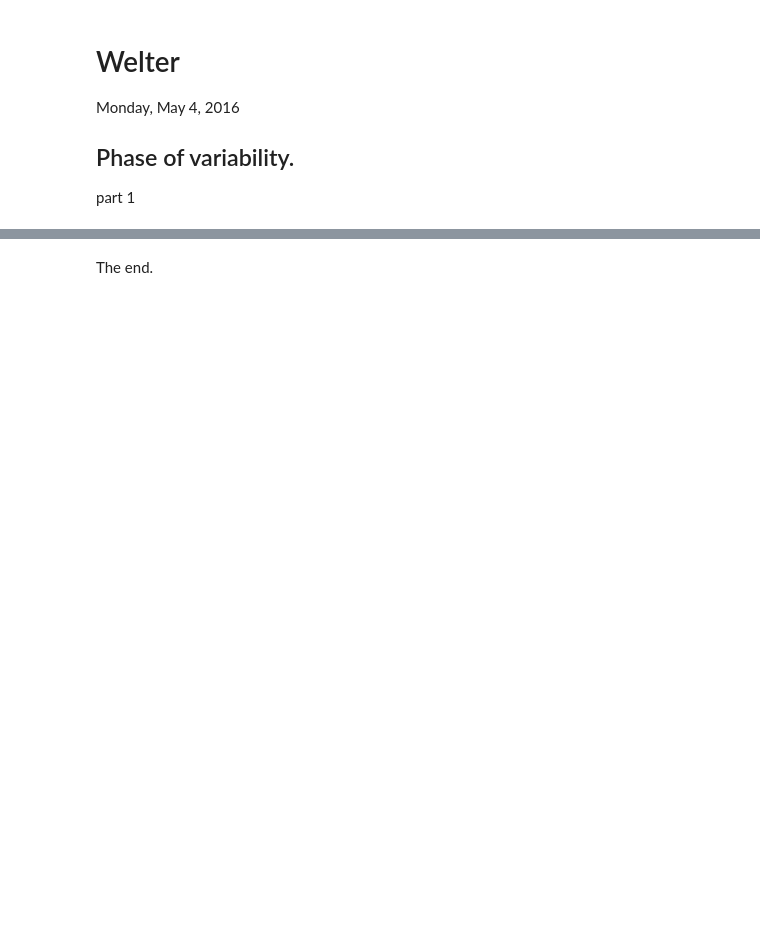
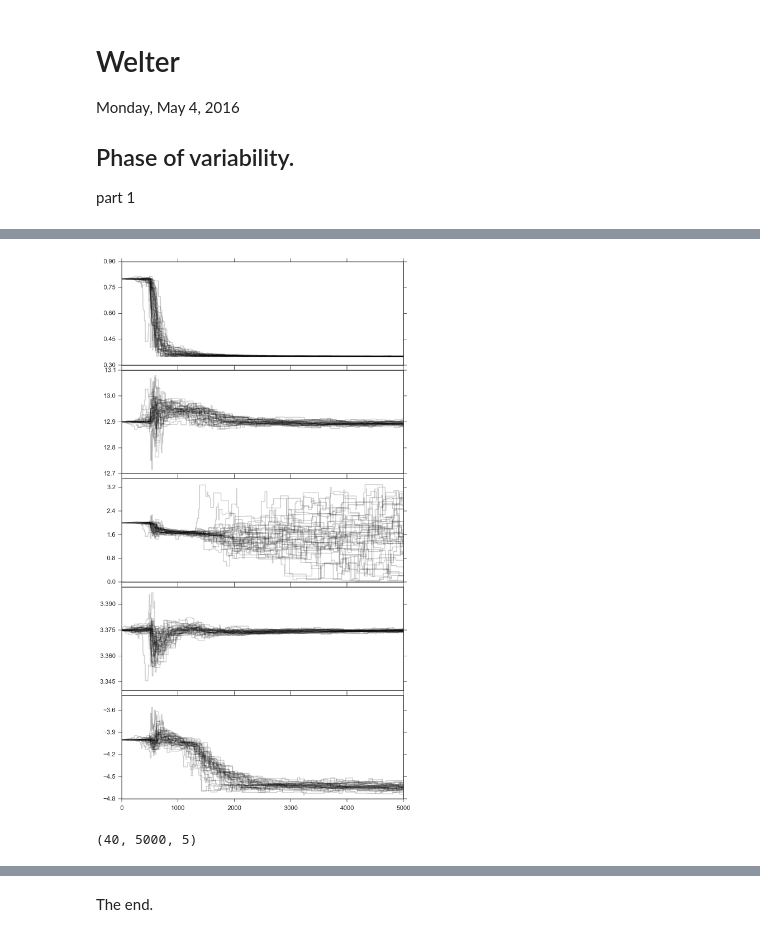
Before and after one commit to BrownDwarf/welter, a Jupyter notebook: notebooks/welter_issue018-01_Phase_of_variability_from_phot.ipynb, the cells around one changed output, grey strips where cells are left out. Drawn from its saved outputs; the diff is of its cells as text; code cells hidden in the pictures; blank space fills up the shorter version.

```diff
--- a/notebooks/welter_issue018-01_Phase_of_variability_from_phot.ipynb
+++ b/notebooks/welter_issue018-01_Phase_of_variability_from_phot.ipynb
@@ -40,0 +78,9 @@ Ok, now we just need real data!
+# %%
+import emcee
+sampler = emcee.EnsembleSampler(nwalkers, ndim, lnprob, args=(x, y, yerr))
+# %%
+n_samples = 5000
+# %%
+output = sampler.run_mcmc(pos, n_samples)
+# %%
+ws = sampler.chain
@@ -40,0 +93,16 @@ Ok, now we just need real data!
+# %%
+fig, axes = plt.subplots(5, 1, sharex=True, figsize=(8, 14))
+for i in range(0, 5, 1):
+    axes[i].plot(ws[:, :, i].T, color="k", alpha=0.2)
+    axes[i].yaxis.set_major_locator(MaxNLocator(5))
+    #axes[i].set_ylabel(label[i])
+
+#axes[13].set_xlabel("step number")
+
+fig.tight_layout(h_pad=0.0)
+# %% [output]
+[figure, added]
+# %%
+sampler.chain.shape
+# %% [output]
+(40, 5000, 5)
```
Also changed, not shown: parts of 52 cells of this notebook, 31 other files.
